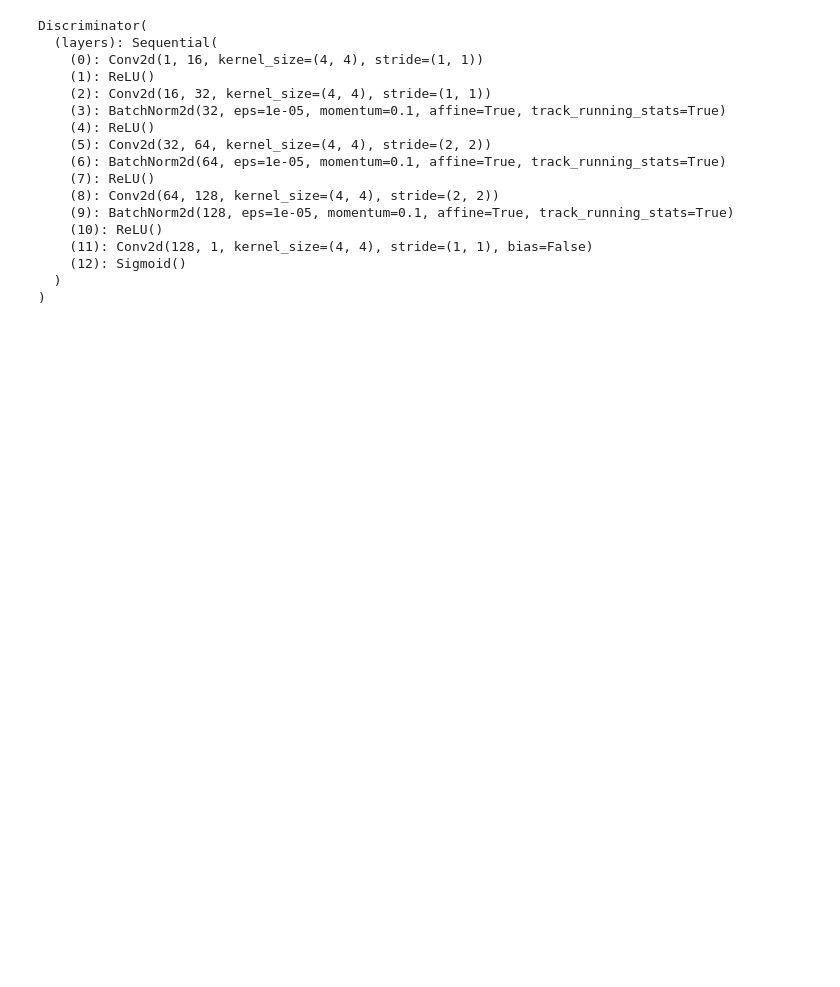
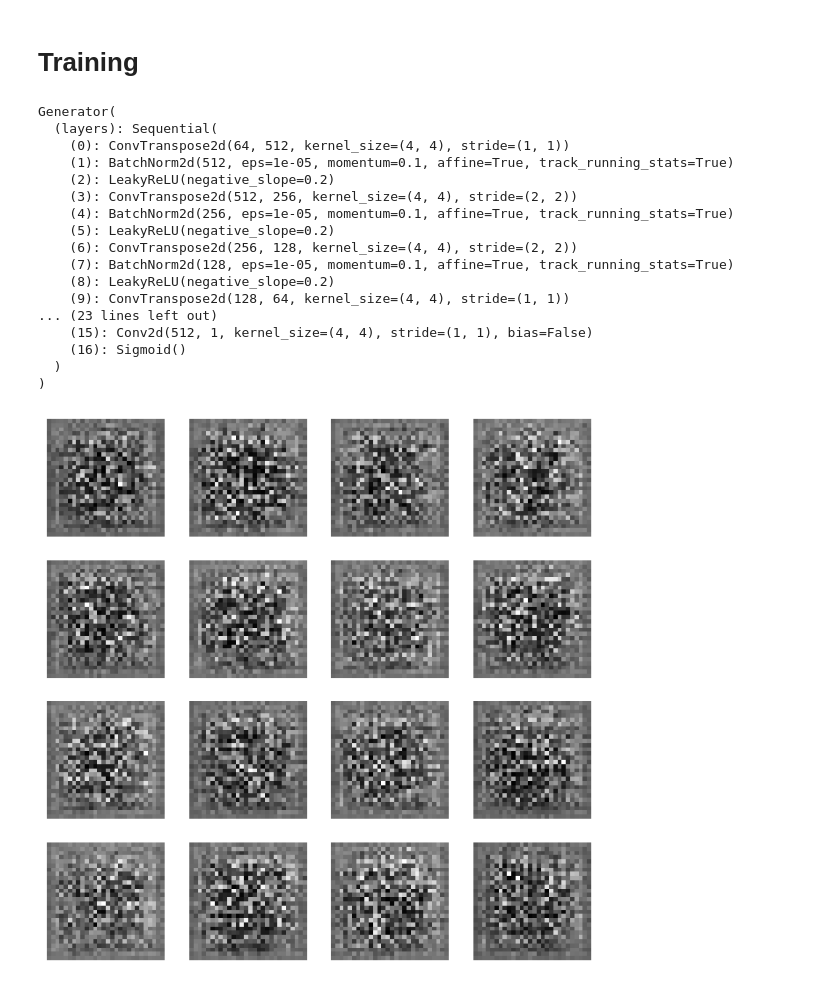
Before and after one commit to kchen50/image-generation, a Jupyter notebook: gan.ipynb, the cells around one changed output. Drawn from its saved outputs; the diff is of its cells as text; code cells hidden in the pictures; blank space fills up the shorter version.

```diff
--- a/gan.ipynb
+++ b/gan.ipynb
@@ -66,22 +55,19 @@ class Generator(nn.Module):
         self.layers = nn.Sequential(
             nn.ConvTranspose2d(in_channels=n_latent, out_channels=n_expansion*8, kernel_size=4, stride=1, bias=True),
             nn.BatchNorm2d(n_expansion*8),
-            nn.ReLU(),
+            nn.LeakyReLU(negative_slope=.2),
 
             nn.ConvTranspose2d(in_channels=n_expansion*8, out_channels=n_expansion*4, kernel_size=4, stride=2, bias=True),
             nn.BatchNorm2d(n_expansion*4),
-            nn.ReLU(),
-
+            nn.LeakyReLU(negative_slope=.2),
 
             nn.ConvTranspose2d(in_channels=n_expansion*4, out_channels=n_expansion*2, kernel_size=4, stride=2, bias=True),
             nn.BatchNorm2d(n_expansion*2),
-            nn.ReLU(),
-
+            nn.LeakyReLU(negative_slope=.2),
 
             nn.ConvTranspose2d(in_channels=n_expansion*2, out_channels=n_expansion, kernel_size=4, stride=1, bias=True),
             nn.BatchNorm2d(n_expansion),
-            nn.ReLU(),
-
+            nn.LeakyReLU(negative_slope=.2),
 
             nn.ConvTranspose2d(in_channels=n_expansion, out_channels=1, kernel_size=4, stride=1, bias=True),
             nn.Tanh(),
@@ -90,8 +76,8 @@ class Generator(nn.Module):
     def forward(self, X):
         return self.layers(X)
 
-def generate_samples(batch_size=256):
-    return torch.randn((batch_size, n_latent, 1, 1))
+def generate_samples(batch_size=256, device=device):
+    return torch.randn((batch_size, n_latent, 1, 1), device=device)
 # %%
 class Discriminator(nn.Module):
     def __init__(self):
@@ -207,0 +120,17 @@ def train_gan(D, G, lr, batch_size, tolerance, patience, lim):
+# %%
+def plot_samples(X_G):
+    assert len(X_G.shape) == 4
+    assert X_G.shape[1:] == (1, 28, 28), ValueError
+
+    images = X_G.squeeze(1).detach().cpu().numpy()
+
+    r, c = math.ceil(math.sqrt(X_G.shape[0])), math.floor(math.sqrt(X_G.shape[0]))
+    fig, axes = plt.subplots(r, c, figsize=(8, 8))
+    for i, ax in enumerate(axes.flat):
+        ax.imshow(images[i], cmap='gray')
+        ax.axis('off')
+    plt.show()
+# %%
+noise_samples = generate_samples(batch_size=16)
+# %% [markdown]
+# Training
@@ -221,28 +219,35 @@ hyperparams = {
 }
 # %%
 # Create models
-G = Generator()
-D = Discriminator()
+G = Generator().to(device)
+D = Discriminator().to(device)
 
 # Randomly initialize model weights
 G.apply(weights_init)
 D.apply(weights_init)
+
+print(G)
+print(D)
 # %% [output]
-Discriminator(
+Generator(
   (layers): Sequential(
-    (0): Conv2d(1, 16, kernel_size=(4, 4), stride=(1, 1))
-    (1): ReLU()
-    (2): Conv2d(16, 32, kernel_size=(4, 4), stride=(1, 1))
-    (3): BatchNorm2d(32, eps=1e-05, momentum=0.1, affine=True, track_running_stats=True)
-    (4): ReLU()
-    (5): Conv2d(32, 64, kernel_size=(4, 4), stride=(2, 2))
-    (6): BatchNorm2d(64, eps=1e-05, momentum=0.1, affine=True, track_running_stats=True)
-    (7): ReLU()
-    (8): Conv2d(64, 128, kernel_size=(4, 4), stride=(2, 2))
-    (9): BatchNorm2d(128, eps=1e-05, momentum=0.1, affine=True, track_running_stats=True)
-    (10): ReLU()
-    (11): Conv2d(128, 1, kernel_size=(4, 4), stride=(1, 1), bias=False)
-    (12): Sigmoid()
+    (0): ConvTranspose2d(64, 512, kernel_size=(4, 4), stride=(1, 1))
+    (1): BatchNorm2d(512, eps=1e-05, momentum=0.1, affine=True, track_running_stats=True)
+    (2): LeakyReLU(negative_slope=0.2)
+    (3): ConvTranspose2d(512, 256, kernel_size=(4, 4), stride=(2, 2))
+    (4): BatchNorm2d(256, eps=1e-05, momentum=0.1, affine=True, track_running_stats=True)
+    (5): LeakyReLU(negative_slope=0.2)
+    (6): ConvTranspose2d(256, 128, kernel_size=(4, 4), stride=(2, 2))
+    (7): BatchNorm2d(128, eps=1e-05, momentum=0.1, affine=True, track_running_stats=True)
+    (8): LeakyReLU(negative_slope=0.2)
+    (9): ConvTranspose2d(128, 64, kernel_size=(4, 4), stride=(1, 1))
+... (23 lines left out)
+    (15): Conv2d(512, 1, kernel_size=(4, 4), stride=(1, 1), bias=False)
+    (16): Sigmoid()
   )
 )
+# %%
+plot_samples(G(noise_samples))
+# %% [output]
+[figure, added]
 # %%
```
Also changed, not shown: parts of 22 cells of this notebook, 1 other file.
